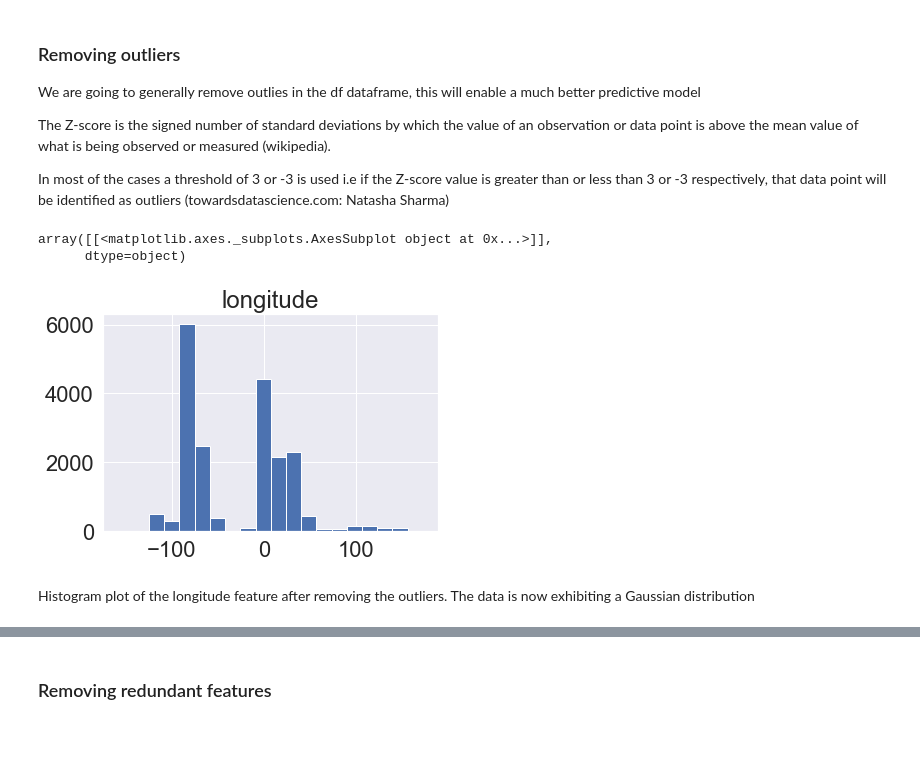
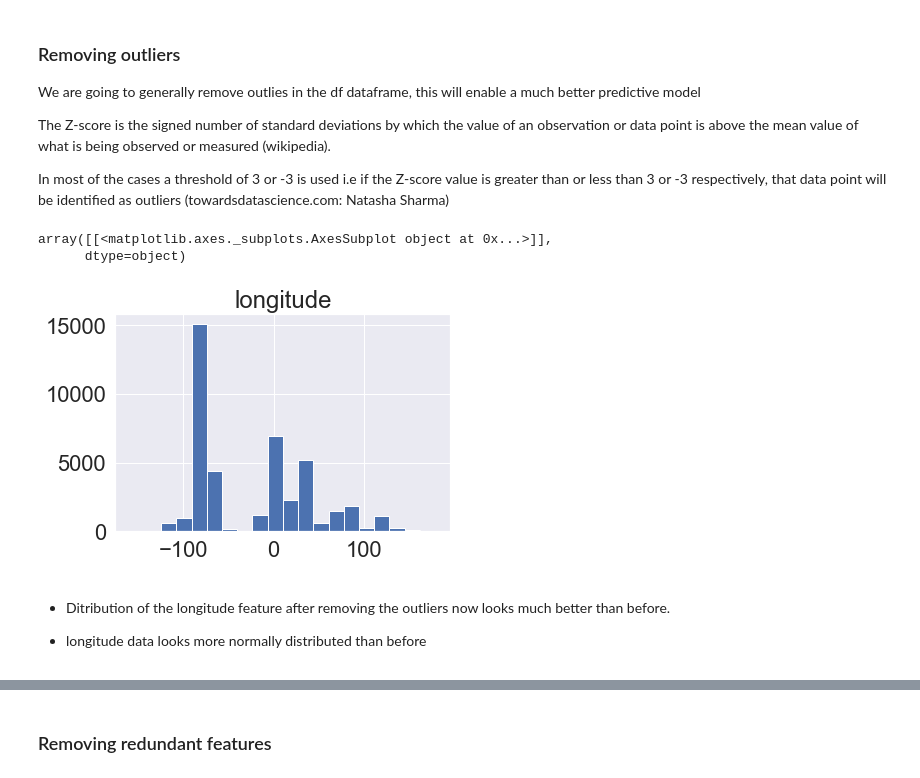
Before and after one commit to Paatosin/DS_ML, a Jupyter notebook: Classifier_for_Predicting_Group_Responsible_for_Global_Terrorism .ipynb, the cells around one changed output, grey strips where cells are left out. Saved outputs shown, nothing was run; the diff lists cells and outputs as text; code cells hidden in the pictures; blank space fills up the shorter version.

```diff
--- a/Classifier_for_Predicting_Group_Responsible_for_Global_Terrorism .ipynb
+++ b/Classifier_for_Predicting_Group_Responsible_for_Global_Terrorism .ipynb
@@ -272,0 +158,20 @@ The boxplots above shows that the longitude value is highly skewed as exhibted b
+# %%
+# A function for identifying mising values in each column and presenting them in table format
+def msv_table():
+    msv = Data_sub.isnull().sum()  # sum of missing values
+    msv_perc = 100*Data_sub.isnull().sum()/len(Data_sub) # percentage of missing values
+    #Create a table of columns with number of missing values, and percentage of missing values per column
+    mis_value_table = pd.concat([msv, msv_perc], axis =1)
+    #Rename columns of created table
+    mis_value_table_rename = mis_value_table.rename(columns = {0:'missing values', 1:'Percentage of missing values (%)'})
+    #Arrange missing the data in descending order, shoing the largest first
+    mis_value_table_rename = mis_value_table_rename[
+            mis_value_table_rename.iloc[:,1] != 0].sort_values(
+        'Percentage of missing values (%)', ascending=False).round(1)
+    #Summary of missing values statistics
+    print ("The dataframe contains " + str(Data_sub.shape[1]) + " columns\n,"
+            " and there are " + str(mis_value_table_rename.shape[0]) +
+              " columns that have missing values.")
+    #return mis_value_table_rename data frame
+    return mis_value_table_rename
+msv_table()
@@ -272,0 +204,5 @@ The boxplots above shows that the longitude value is highly skewed as exhibted b
+# %%
+#Droing missng values > 35%
+df_missing = msv_table();
+missing_columns = list(df_missing[df_missing['Percentage of missing values (%)'] > 35].index)
+print('I am removing %d columns.' % len(missing_columns))
@@ -272,0 +213,3 @@ The boxplots above shows that the longitude value is highly skewed as exhibted b
+# %%
+#Drop the 86 columns from the df dataframe
+Data_sub1 = Data_sub.drop(columns=list(missing_columns))
@@ -280,21 +313,24 @@ The Z-score is the signed number of standard deviations by which the value of an
 In most of the cases a threshold of 3 or -3 is used i.e if the Z-score value is greater than or less than 3 or -3 respectively, that data point will be identified as outliers (towardsdatascience.com: Natasha Sharma)
 # %%
 # Calculate first and third quartile on the numerical training data
-first_quartile = df['longitude'].describe()['25%']
-third_quartile = df['longitude'].describe()['75%']
+first_quartile = Data_sub1['longitude'].describe()['25%']
+third_quartile = Data_sub1['longitude'].describe()['75%']
 
 # Interquartile range
 iq_range = third_quartile - first_quartile
 
 
 # Remove outliers
-df = df[(df['longitude'] > (first_quartile - 3 * iq_range)) &
-            (df['longitude'] < (third_quartile + 3 * iq_range))]
+Data_sub1 = Data_sub1[(Data_sub1['longitude'] > (first_quartile - 3 * iq_range)) &
+            (Data_sub1['longitude'] < (third_quartile + 3 * iq_range))]
 # %%
-df.hist(column='longitude', bins=20)
+# Replotting the longitude histogram
+Data_sub1.hist(column='longitude', bins=20)
 # %% [output]
 array([[<matplotlib.axes._subplots.AxesSubplot object at 0x...>]],
       dtype=object)
-[figure, old version]
+[figure, new version]
-# %% [markdown]
-Histogram plot of the longitude feature after removing the outliers. The data is now exhibiting a Gaussian distribution
+# %% [markdown]
+* Ditribution of the longitude feature after removing the outliers now looks much better than before.
+
+* longitude data looks more normally distributed than before
```
Also changed, not shown: parts of 132 cells of this notebook, 4 other files.
